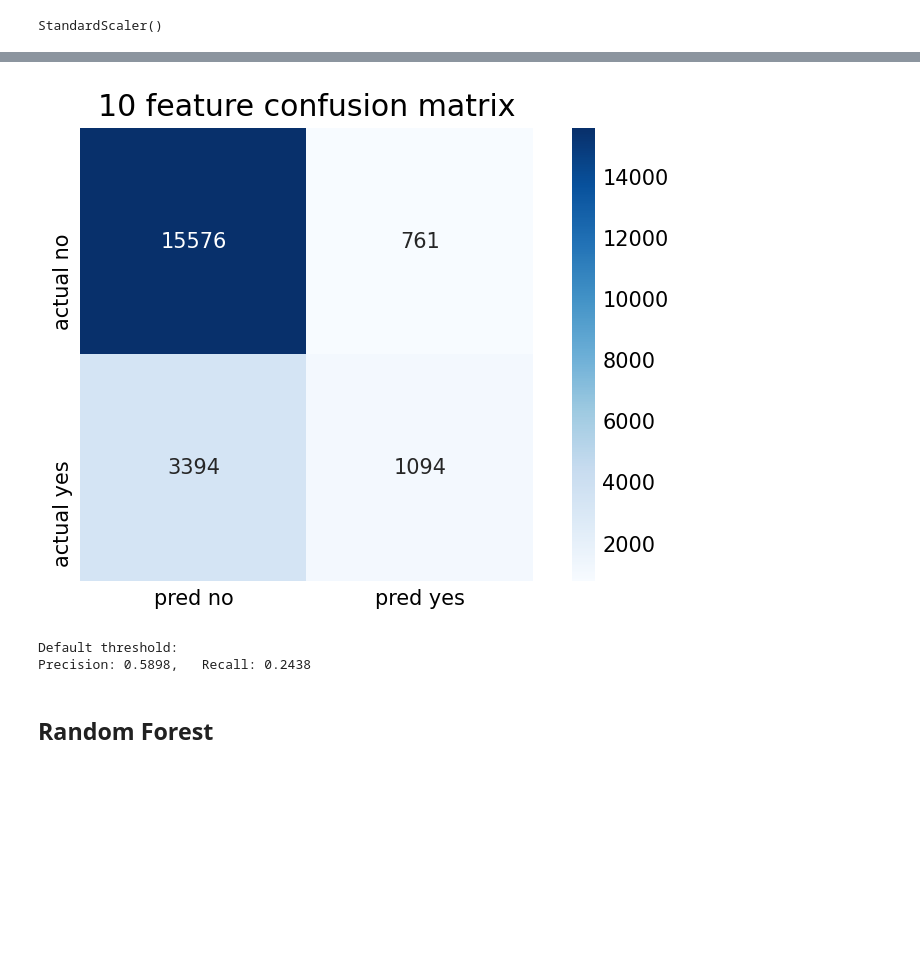
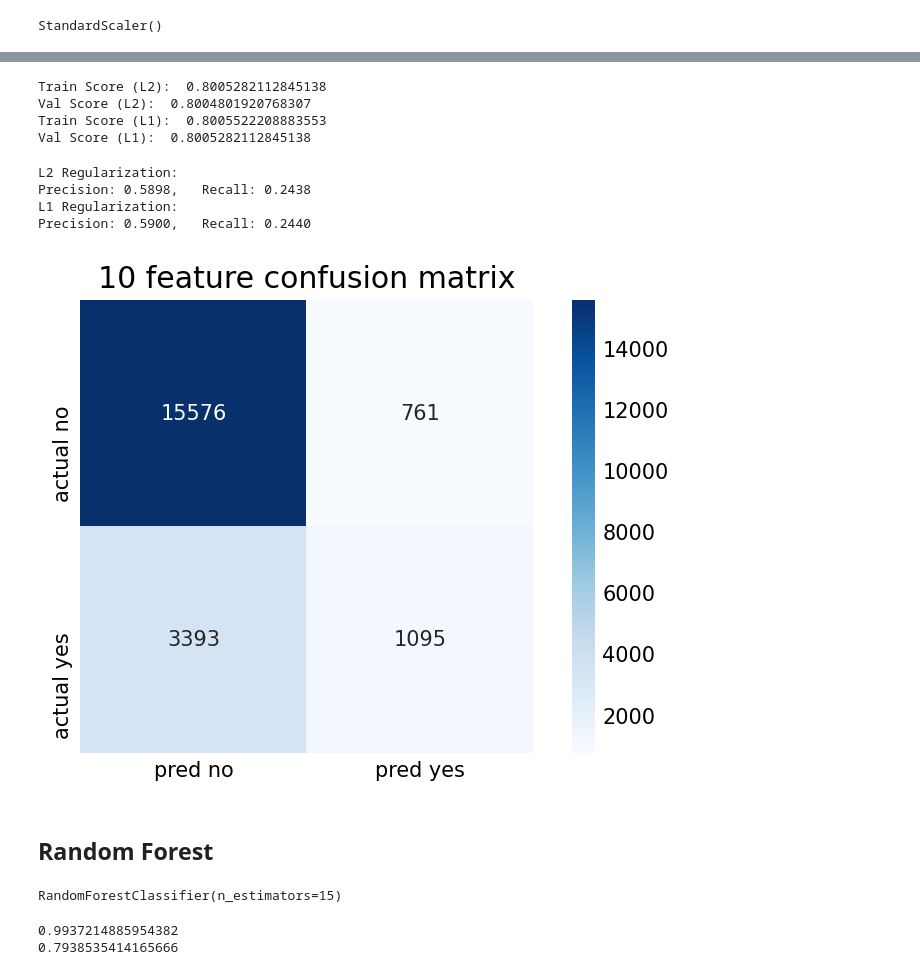
Before and after one commit to lescardone/classification-project, a Jupyter notebook: first_pass_models.ipynb, the cells around one changed output, grey strips where cells are left out. Saved outputs shown, nothing was run; the diff lists cells and outputs as text; code cells hidden in the pictures; blank space fills up the shorter version.

```diff
--- a/first_pass_models.ipynb
+++ b/first_pass_models.ipynb
@@ -101,6 +103,5 @@ StandardScaler()
 X_train_scale = sts.transform(X_train)
 X_val_scale = sts.transform(X_val)
 # %%
-# without regularization
-lm10 = LogisticRegression(C=10)
-lm10.fit(X_train_scale, y_train)
+# with L2 regularization
+lm10_l2 = LogisticRegression(C=10).fit(X_train_scale, y_train)
@@ -116,0 +108,3 @@ print(lm10.score(X_val_scale,y_val))
+# %%
+# with L1 regularization
+lm10_l1 = LogisticRegression(C=10, solver='liblinear',penalty='l1').fit(X_train_scale, y_train)
@@ -117,3 +129,26 @@ print(lm10.score(X_val_scale,y_val))
+# %%
+print('Train Score (L2): ',lm10_l2.score(X_train_scale, y_train))
+print('Val Score (L2): ',lm10_l2.score(X_val_scale,y_val))
+print('Train Score (L1): ',lm10_l1.score(X_train_scale, y_train))
+print('Val Score (L1): ',lm10_l1.score(X_val_scale,y_val))
+# %% [output]
+Train Score (L2):  0.8005282112845138
+Val Score (L2):  0.8004801920768307
+Train Score (L1):  0.8005522208883553
+Val Score (L1):  0.8005282112845138
+# %%
+print("L2 Regularization:")
+print("Precision: {:6.4f},   Recall: {:6.4f}".format(precision_score(y_val, yhat_l2_val),
+                                                     recall_score(y_val, yhat_l2_val)))
+
+print("L1 Regularization:")
+print("Precision: {:6.4f},   Recall: {:6.4f}".format(precision_score(y_val, yhat_l1_val),
+                                                     recall_score(y_val, yhat_l1_val)))
+# %% [output]
+L2 Regularization:
+Precision: 0.5898,   Recall: 0.2438
+L1 Regularization:
+Precision: 0.5900,   Recall: 0.2440
 # %%
 def make_confusion_matrix_10(model, threshold=0.5):
     y_hat = (model.predict_proba(X_val_scale)[:, 1] >= threshold)
@@ -128,16 +163,20 @@ def make_confusion_matrix_10(model, threshold=0.5):
 
     # plt.xlabel('prediction')
     # plt.ylabel('actual')
-# %%
-make_confusion_matrix_10(lm10,threshold=.5)
-# %% [output]
-[figure, removed]
-# %%
-print("Default threshold:")
-print("Precision: {:6.4f},   Recall: {:6.4f}".format(precision_score(y_val, y_val_hat),
-                                                     recall_score(y_val, y_val_hat)))
-# %% [output]
-Default threshold:
-Precision: 0.5898,   Recall: 0.2438
+# %%
+make_confusion_matrix_10(lm10_l1)
+# %% [output]
+[figure, added]
 # %% [markdown]
 ## Random Forest
+# %%
+rf = RandomForestClassifier(n_estimators=15)
+rf.fit(X_train,y_train)
+# %% [output]
+RandomForestClassifier(n_estimators=15)
+# %%
+print(rf.score(X_train,y_train))
+print(rf.score(X_val,y_val))
+# %% [output]
+0.9937214885954382
+0.7938535414165666
```
Also changed, not shown: parts of 13 cells of this notebook, 3 other files.
